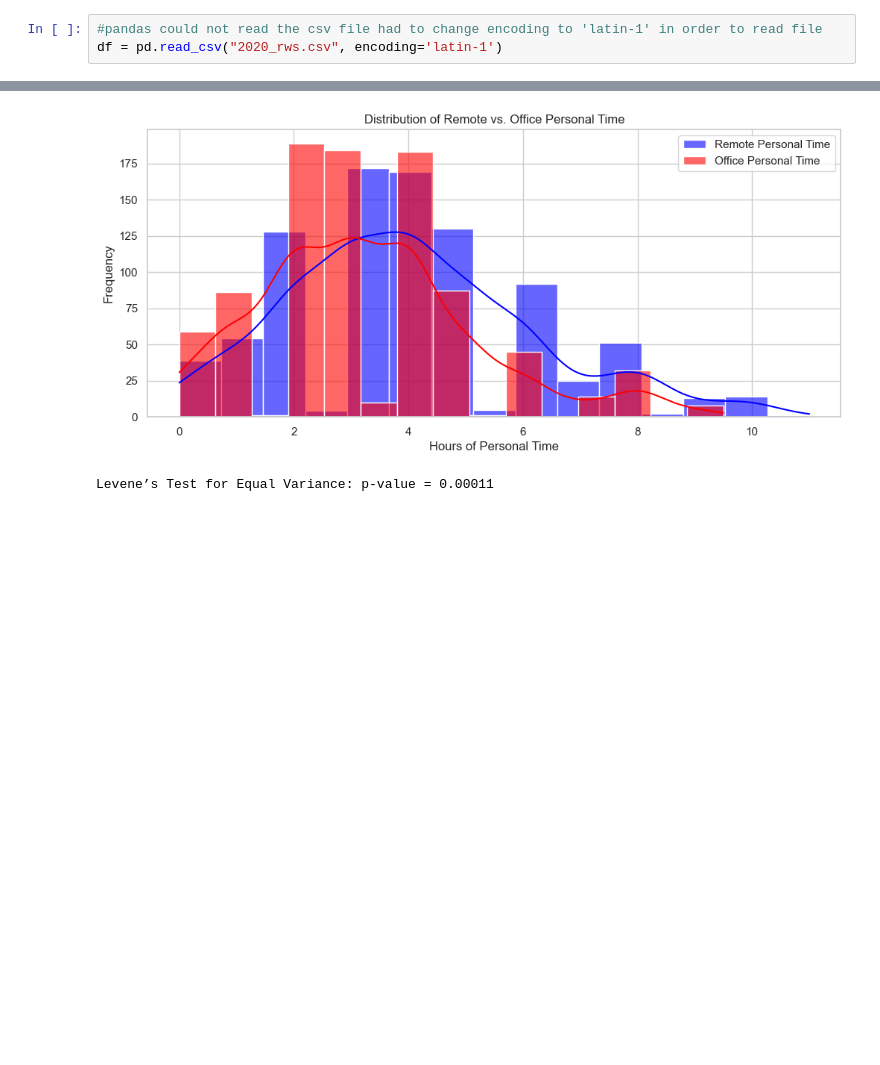
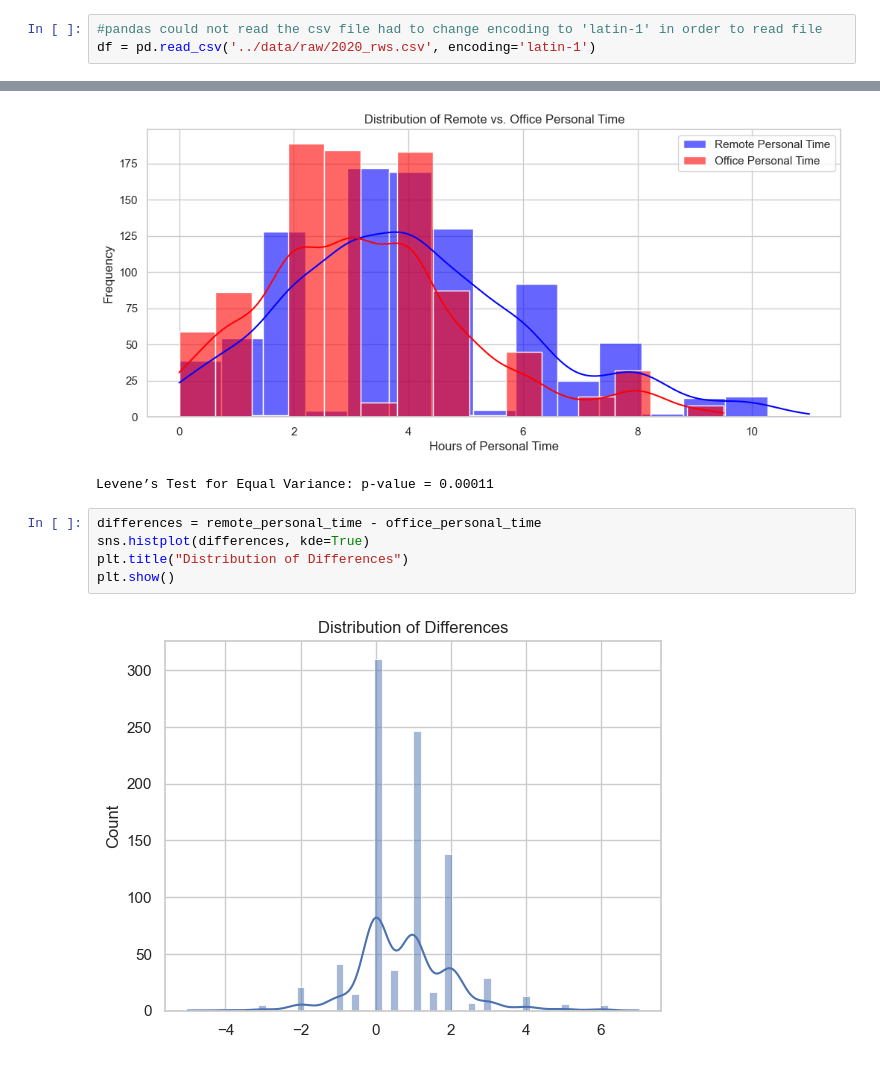
Before and after one commit to AhmedKhan927/inst414-semester-project, a Jupyter notebook: inst414_semester_project/notebooks/Research_Master_Code.ipynb, the cells around one changed output, grey strips where cells are left out. Drawn from its saved outputs; the diff is of its cells as text; blank space fills up the shorter version.

```diff
--- a/inst414_semester_project/notebooks/Research_Master_Code.ipynb
+++ b/inst414_semester_project/notebooks/Research_Master_Code.ipynb
@@ -8,7 +10,7 @@ import re
 import scipy.stats as stats
 # %%
 #pandas could not read the csv file had to change encoding to 'latin-1' in order to read file
-df = pd.read_csv("2020_rws.csv", encoding='latin-1')
+df = pd.read_csv('../data/raw/2020_rws.csv', encoding='latin-1')
 # %%
 df.head()
 # %% [output]
@@ -371,3 +373,10 @@ Shapiro-Wilk Test (Remote Personal Time): p-value = 0.00000
 Shapiro-Wilk Test (Office Personal Time): p-value = 0.00000
 [figure]
 Levene’s Test for Equal Variance: p-value = 0.00011
+# %%
+differences = remote_personal_time - office_personal_time
+sns.histplot(differences, kde=True)
+plt.title("Distribution of Differences")
+plt.show()
+# %% [output]
+[figure, added]
```
Also changed, not shown: parts of 4 cells of this notebook, 3 other files.
